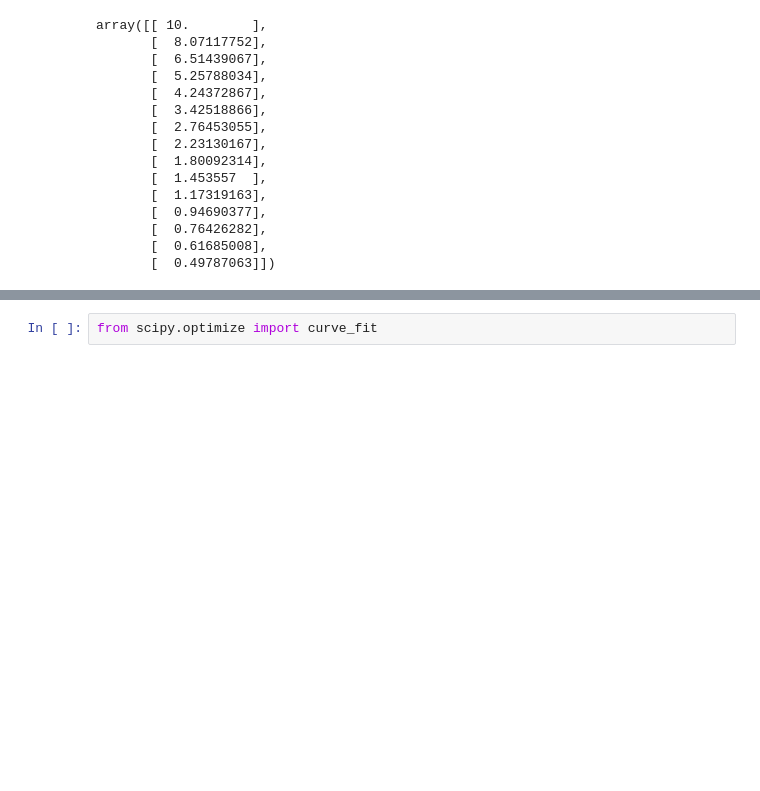
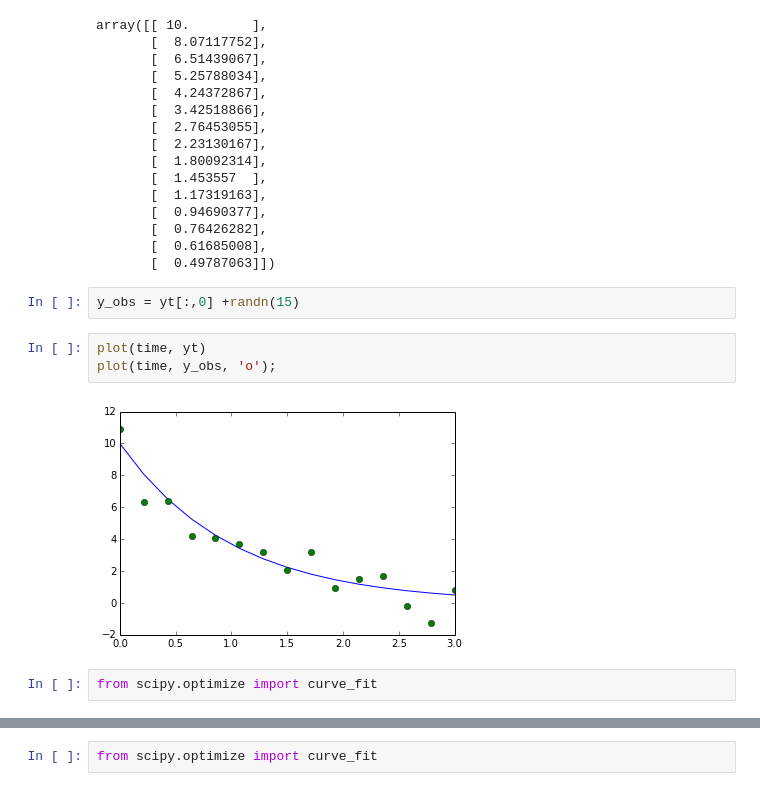
Before and after one commit to EnricoGiampieri/lezionipython, a Jupyter notebook: Integrazione di equazioni differenziali.ipynb, the cells around one changed output, grey strips where cells are left out. Drawn from its saved outputs; the diff is of its cells as text; blank space fills up the shorter version.

```diff
--- a/Integrazione di equazioni differenziali.ipynb
+++ b/Integrazione di equazioni differenziali.ipynb
@@ -71,3 +59,12 @@ array([[ 10.        ],
        [  0.76426282],
        [  0.61685008],
        [  0.49787063]])
+# %%
+y_obs = yt[:,0] +randn(15)
+# %%
+plot(time, yt)
+plot(time, y_obs, 'o');
+# %% [output]
+[figure, added]
+# %%
+from scipy.optimize import curve_fit
```
Also changed, not shown: parts of 64 cells of this notebook, 3 other files.
